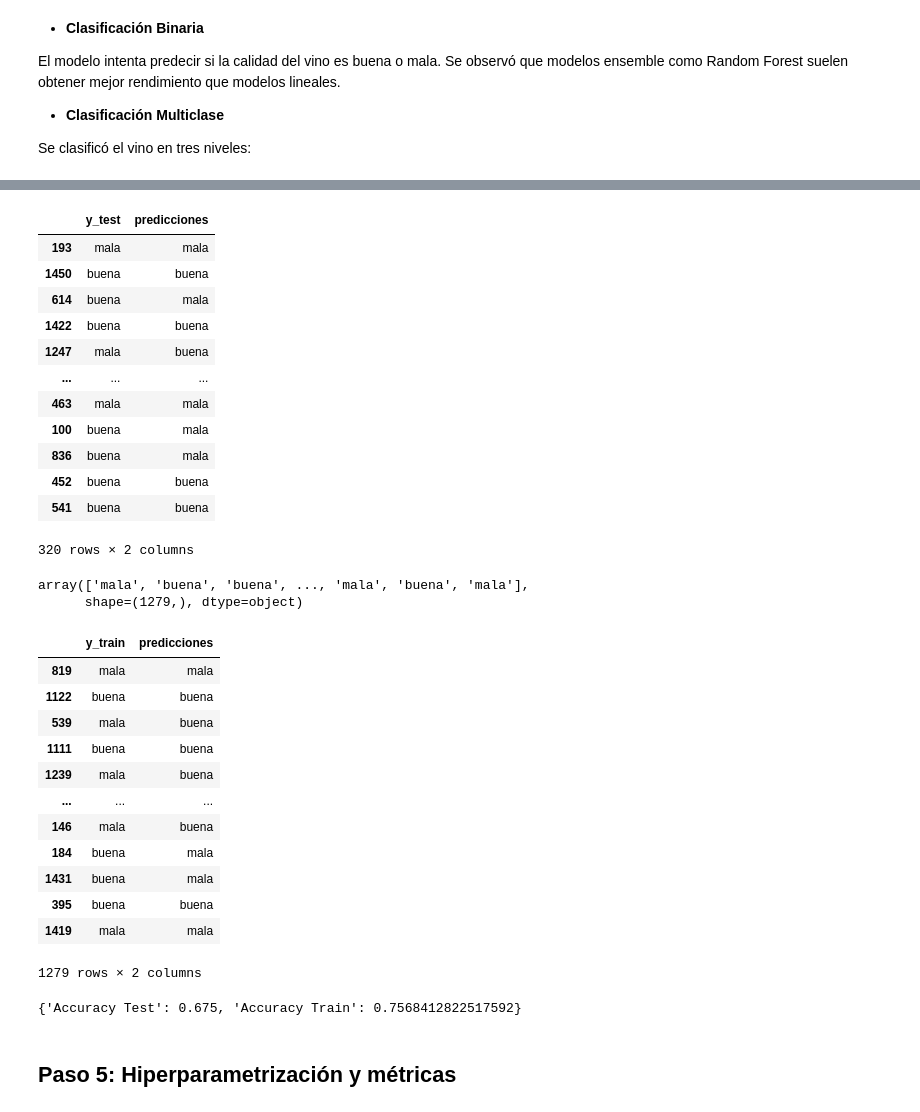
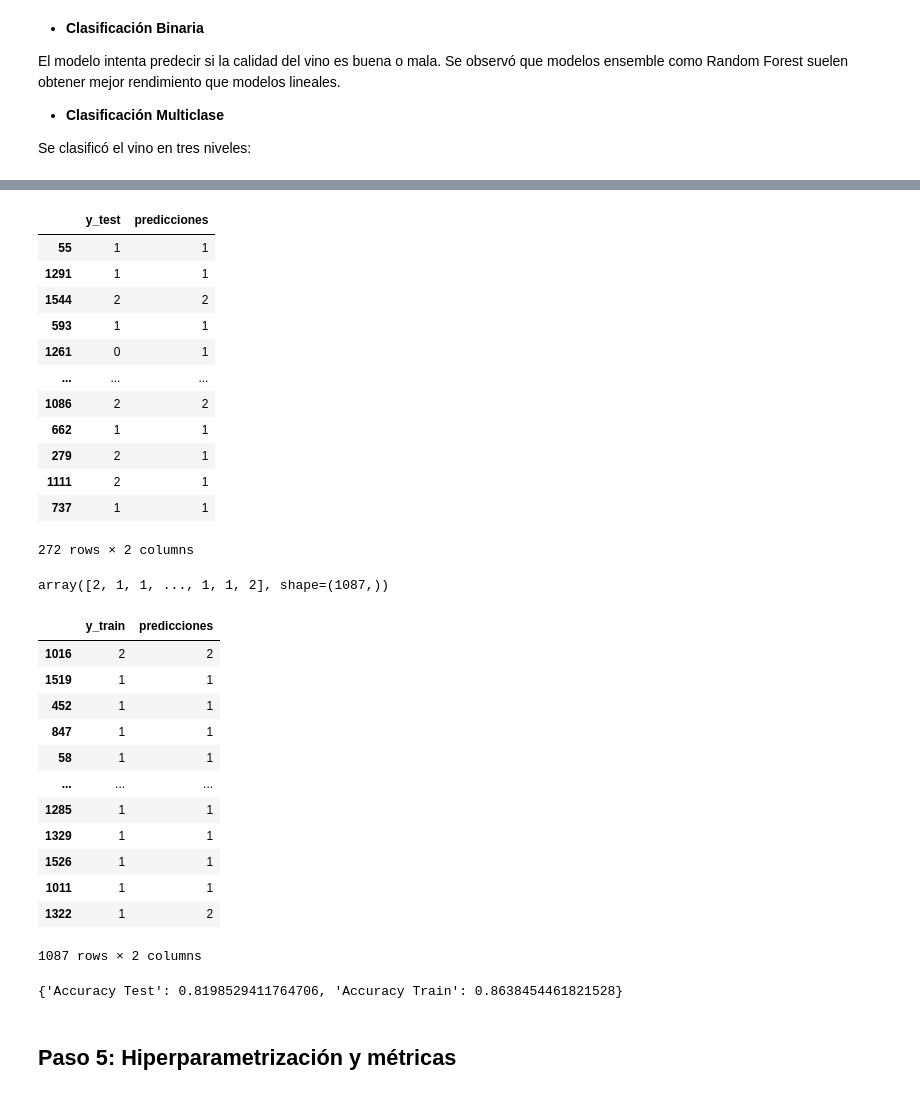
Before and after one commit to 4GeeksAcademy/CristinaChico_ML23-KNN-WineQuality, a Jupyter notebook: src/KNN-WineQuality_ML.ipynb, the cells around one changed output, grey strips where cells are left out. Drawn from its saved outputs; the diff is of its cells as text; code cells hidden in the pictures.

```diff
--- a/src/KNN-WineQuality_ML.ipynb
+++ b/src/KNN-WineQuality_ML.ipynb
@@ -221,0 +239,2 @@ df.sample(5, random_state=0)
+# %%
+df = df.drop_duplicates()
@@ -378,7 +388,7 @@ scaler = StandardScaler()
 X_train_b = scaler.fit_transform(X_train_b)
 X_test_b = scaler.transform(X_test_b)
 
-X_train_m = scaler.fit_transform(X_train_m)
+X_train_m = scaler.transform(X_train_m)
 X_test_m = scaler.transform(X_test_m)
 # %% [markdown]
 
@@ -551,0 +541,3 @@ plt.show()
+# %%
+y_pred_test = knn.predict(X_test_b)
+y_pred_train = knn.predict(X_train_b)
@@ -570,3 +564,0 @@ Se clasificó el vino en tres niveles:
-# %%
-y_pred_test = knn_model.predict(X_test)
-y_pred_test
@@ -591,56 +565,55 @@ array(['mala', 'buena', 'mala', 'buena', 'buena', 'buena', 'buena',
 # %%
 # df de comparación resultados df test con la predición
 pred_vs_real = pd.DataFrame()
-pred_vs_real["y_test"] = y_test
+pred_vs_real["y_test"] = y_test_m
 pred_vs_real["predicciones"] = y_pred_test
 pred_vs_real
 # %% [output]
 |  | y_test | predicciones |
-| 193 | mala | mala |
-| 1450 | buena | buena |
-| 614 | buena | mala |
-| 1422 | buena | buena |
-| 1247 | mala | buena |
+| 55 | 1 | 1 |
+| 1291 | 1 | 1 |
+| 1544 | 2 | 2 |
+| 593 | 1 | 1 |
+| 1261 | 0 | 1 |
 | ... | ... | ... |
-| 463 | mala | mala |
-| 100 | buena | mala |
-| 836 | buena | mala |
-| 452 | buena | buena |
-| 541 | buena | buena |
+| 1086 | 2 | 2 |
+| 662 | 1 | 1 |
+| 279 | 2 | 1 |
+| 1111 | 2 | 1 |
+| 737 | 1 | 1 |
-320 rows × 2 columns
+272 rows × 2 columns
 # %%
-y_pred_train = knn_model.predict(X_train)
+y_pred_train = knn.predict(X_train_m)
 y_pred_train
 # %% [output]
-array(['mala', 'buena', 'buena', ..., 'mala', 'buena', 'mala'],
-      shape=(1279,), dtype=object)
+array([2, 1, 1, ..., 1, 1, 2], shape=(1087,))
 # %%
 # df de comparación resultados df entrenamiento con la predición
 pred_vs_real = pd.DataFrame()
-pred_vs_real["y_train"] = y_train
+pred_vs_real["y_train"] = y_train_m
 pred_vs_real["predicciones"] = y_pred_train
 pred_vs_real
 # %% [output]
 |  | y_train | predicciones |
-| 819 | mala | mala |
-| 1122 | buena | buena |
-| 539 | mala | buena |
-| 1111 | buena | buena |
-| 1239 | mala | buena |
+| 1016 | 2 | 2 |
+| 1519 | 1 | 1 |
+| 452 | 1 | 1 |
+| 847 | 1 | 1 |
+| 58 | 1 | 1 |
 | ... | ... | ... |
-| 146 | mala | buena |
-| 184 | buena | mala |
-| 1431 | buena | mala |
-| 395 | buena | buena |
-| 1419 | mala | mala |
+| 1285 | 1 | 1 |
+| 1329 | 1 | 1 |
+| 1526 | 1 | 1 |
+| 1011 | 1 | 1 |
+| 1322 | 1 | 2 |
-1279 rows × 2 columns
+1087 rows × 2 columns
 # %%
 # Comparación de eficiencia entre las predicciones del df test y el df de entrenamiento
-accuracy = {'Accuracy Test': accuracy_score(y_test, y_pred_test),
-            'Accuracy Train': accuracy_score(y_train, y_pred_train)}
+accuracy = {'Accuracy Test': accuracy_score(y_test_m, y_pred_test),
+            'Accuracy Train': accuracy_score(y_train_m, y_pred_train)}
 accuracy
 # %% [output]
-{'Accuracy Test': 0.675, 'Accuracy Train': 0.7568412822517592}
+{'Accuracy Test': 0.8198529411764706, 'Accuracy Train': 0.8638454461821528}
 # %% [markdown]
 ## Paso 5: **Hiperparametrización y métricas**
 # %% [markdown]
```
Also changed, not shown: parts of 82 cells of this notebook, 1 other file.
